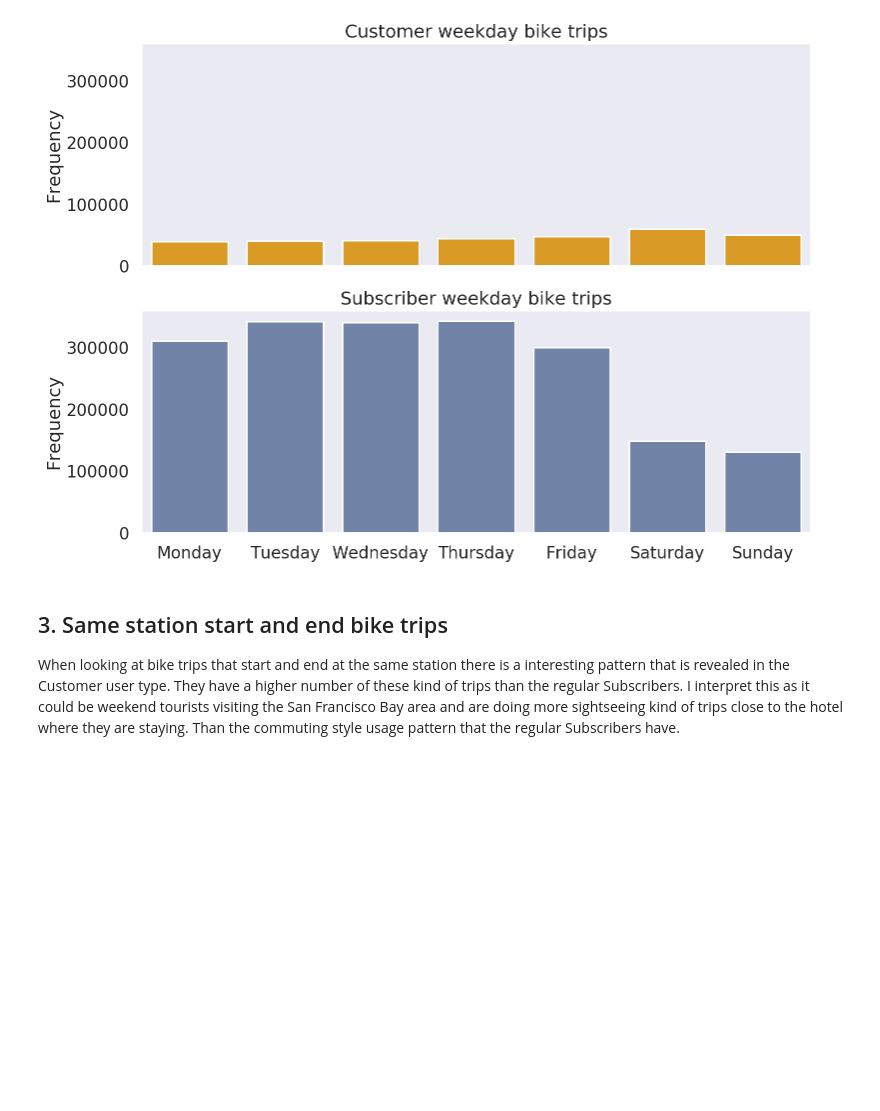
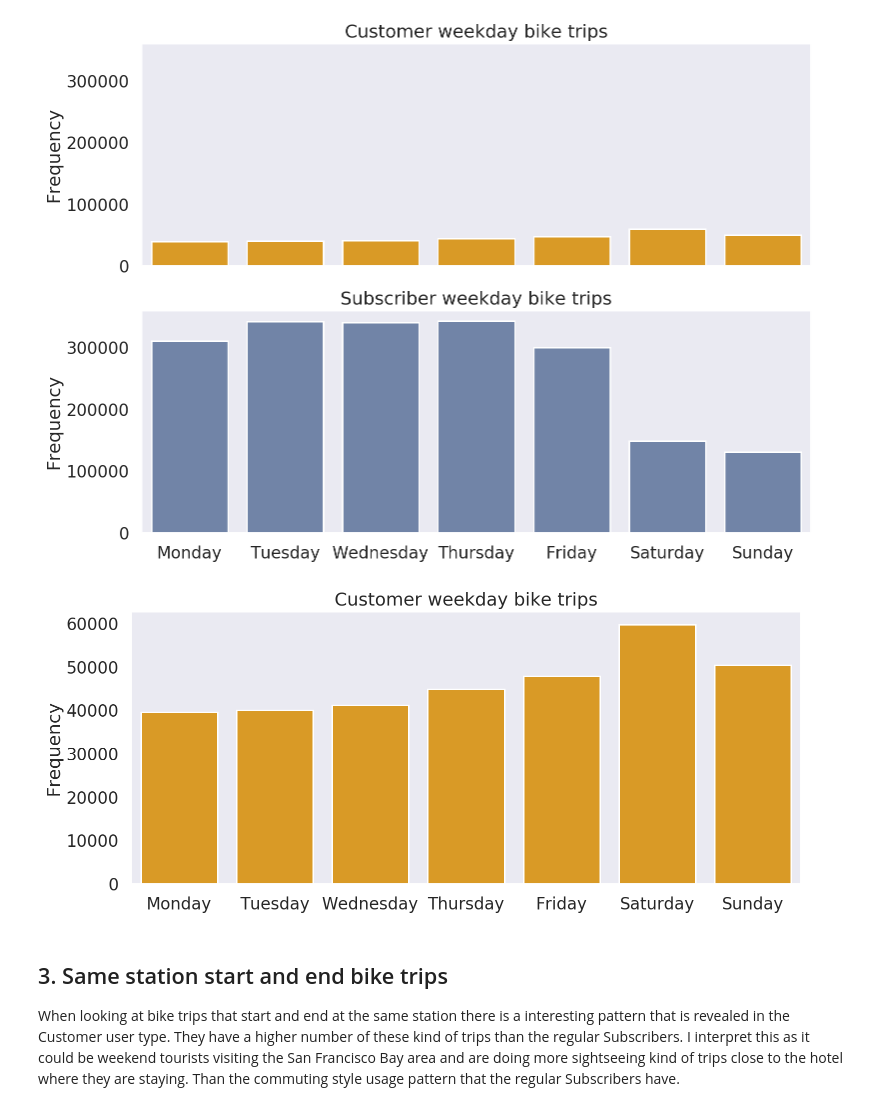
Before and after one commit to marcusholmgren/bikeshare-analysis, a Jupyter notebook: fordgobike-slide_deck.ipynb, the cells around one changed output. Cells and saved outputs as stored; diff of their text form; code cells hidden in the pictures; blank space fills up the shorter version.

```diff
--- a/fordgobike-slide_deck.ipynb
+++ b/fordgobike-slide_deck.ipynb
@@ -107,6 +114,17 @@ sns.countplot(x='weekday',
 ax2.set(xlabel='', ylabel='Frequency', title='Subscriber weekday bike trips');
 # %% [output]
 [figure]
+# %%
+# bar chart of only Customer to better show the trend for weekends
+fix, ax = plt.subplots(figsize=(12, 5))
+sns.countplot(x='weekday',
+              data=userstart[userstart.user_type == 'Customer'],
+              order=weekday_names,
+              color='orange',
+              saturation=0.7, ax=ax)
+ax.set(xlabel='', ylabel='Frequency', title='Customer weekday bike trips');
+# %% [output]
+[figure, added]
 # %% [markdown]
 ## 3. Same station start and end bike trips
 
```
Also changed, not shown: parts of 6 cells of this notebook, 3 other files.
